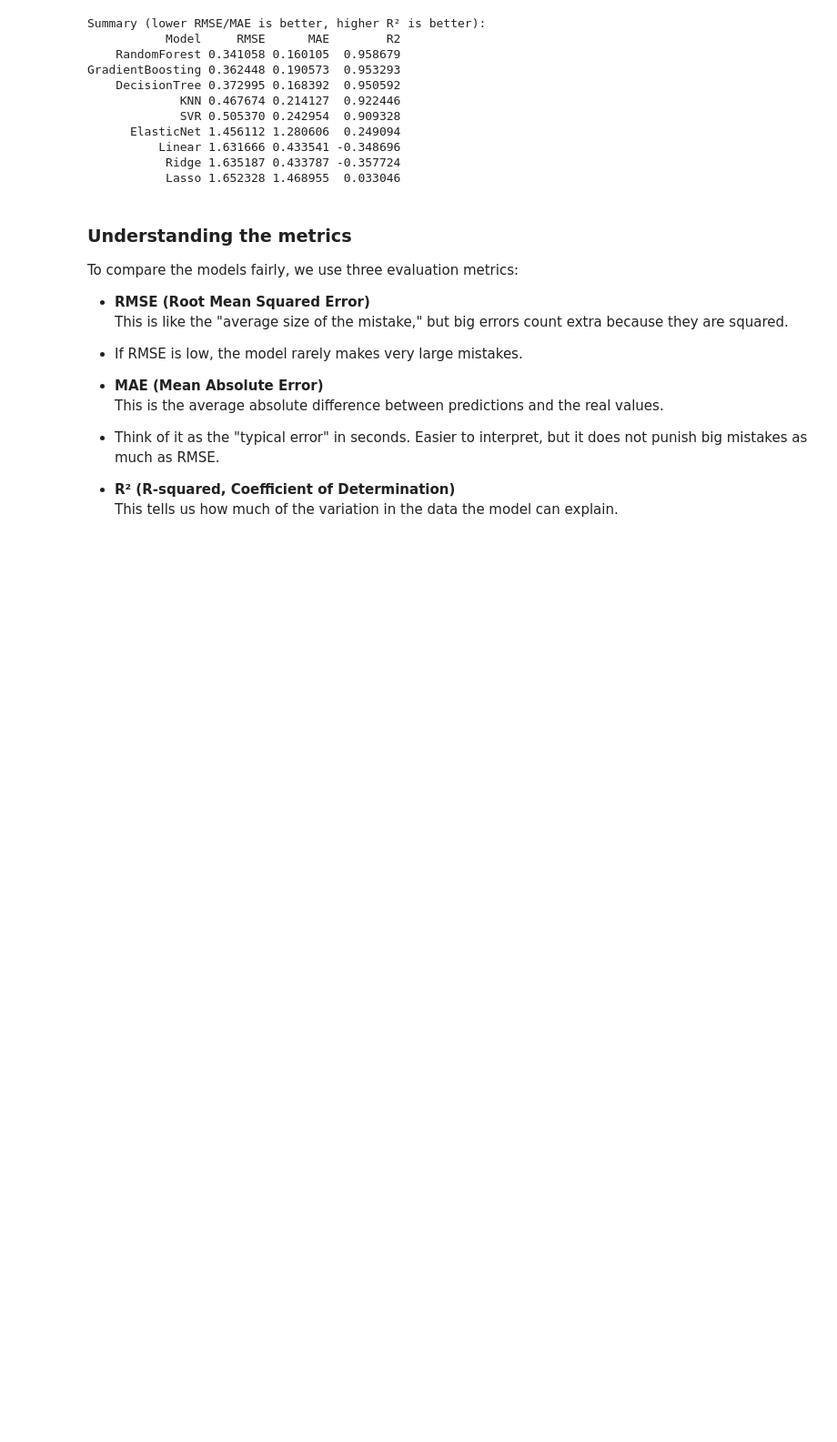
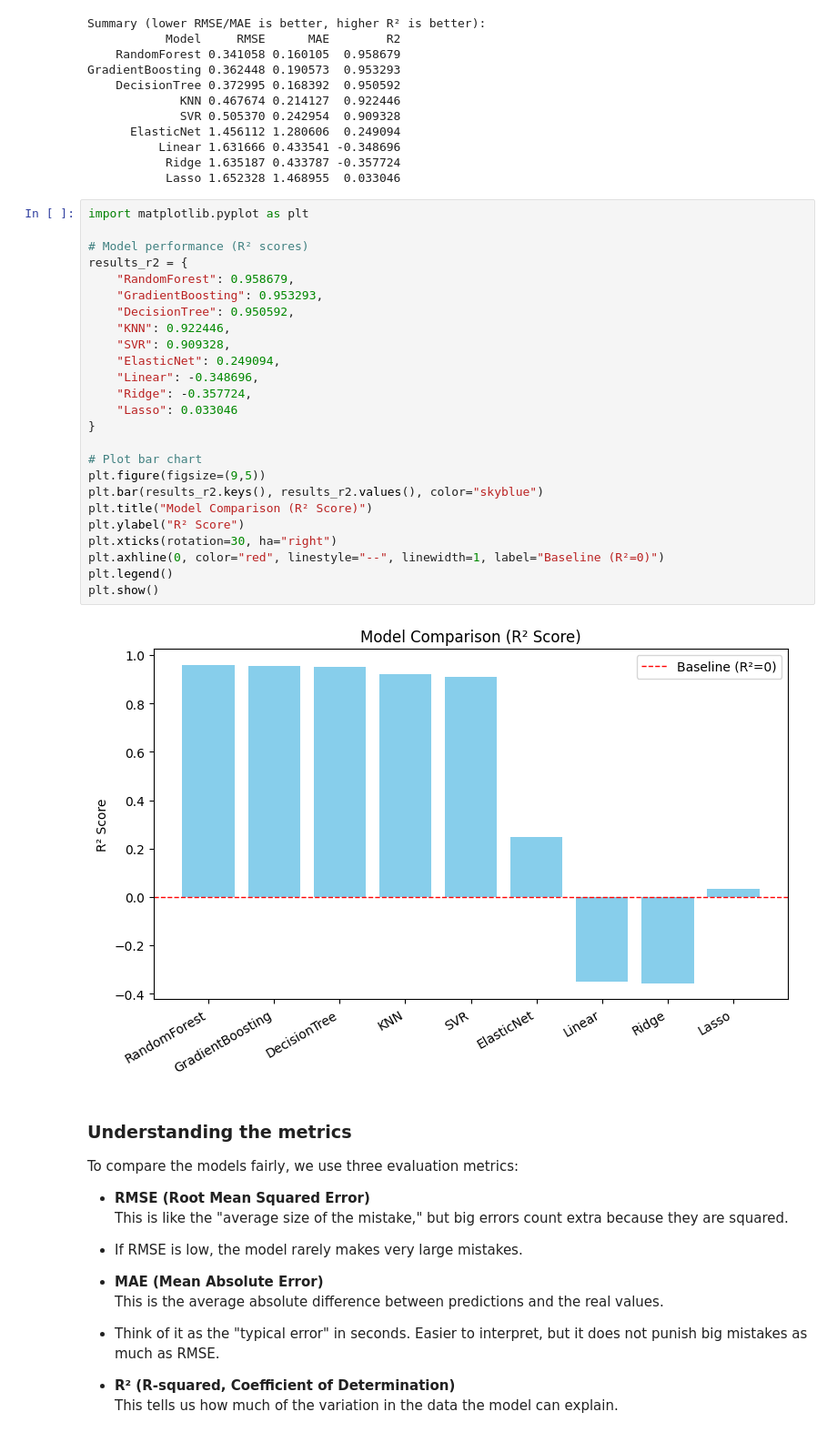
Before and after one commit to esthervanhelmont/ToU-IC2-Regression, a Jupyter notebook: notebooks/02. IC2_regression_IoT_ML.ipynb, the cells around one changed output. Shown at 91% size. Drawn from its saved outputs; the diff is of its cells as text; blank space fills up the shorter version.

```diff
--- a/notebooks/02. IC2_regression_IoT_ML.ipynb
+++ b/notebooks/02. IC2_regression_IoT_ML.ipynb
@@ -518,6 +518,33 @@ GradientBoosting 0.362448 0.190573  0.953293
           Linear 1.631666 0.433541 -0.348696
            Ridge 1.635187 0.433787 -0.357724
            Lasso 1.652328 1.468955  0.033046
+# %%
+import matplotlib.pyplot as plt
+
+# Model performance (R² scores)
+results_r2 = {
+    "RandomForest": 0.958679,
+    "GradientBoosting": 0.953293,
+    "DecisionTree": 0.950592,
+    "KNN": 0.922446,
+    "SVR": 0.909328,
+    "ElasticNet": 0.249094,
+    "Linear": -0.348696,
+    "Ridge": -0.357724,
+    "Lasso": 0.033046
+}
+
+# Plot bar chart
+plt.figure(figsize=(9,5))
+plt.bar(results_r2.keys(), results_r2.values(), color="skyblue")
+plt.title("Model Comparison (R² Score)")
+plt.ylabel("R² Score")
+plt.xticks(rotation=30, ha="right")
+plt.axhline(0, color="red", linestyle="--", linewidth=1, label="Baseline (R²=0)")
+plt.legend()
+plt.show()
+# %% [output]
+[figure, added]
 # %% [markdown]
 ### Understanding the metrics
 
```
Also changed, not shown: parts of 3 cells of this notebook, 3 other files.
